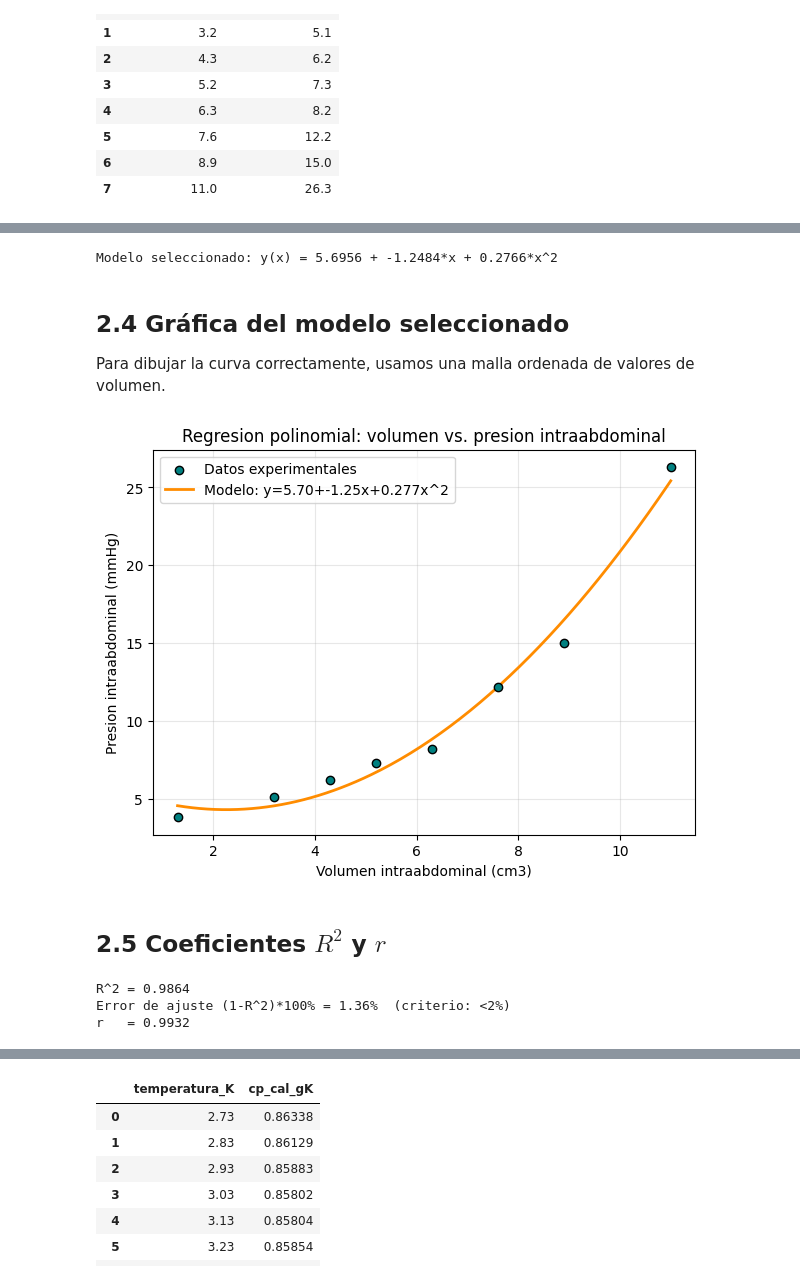
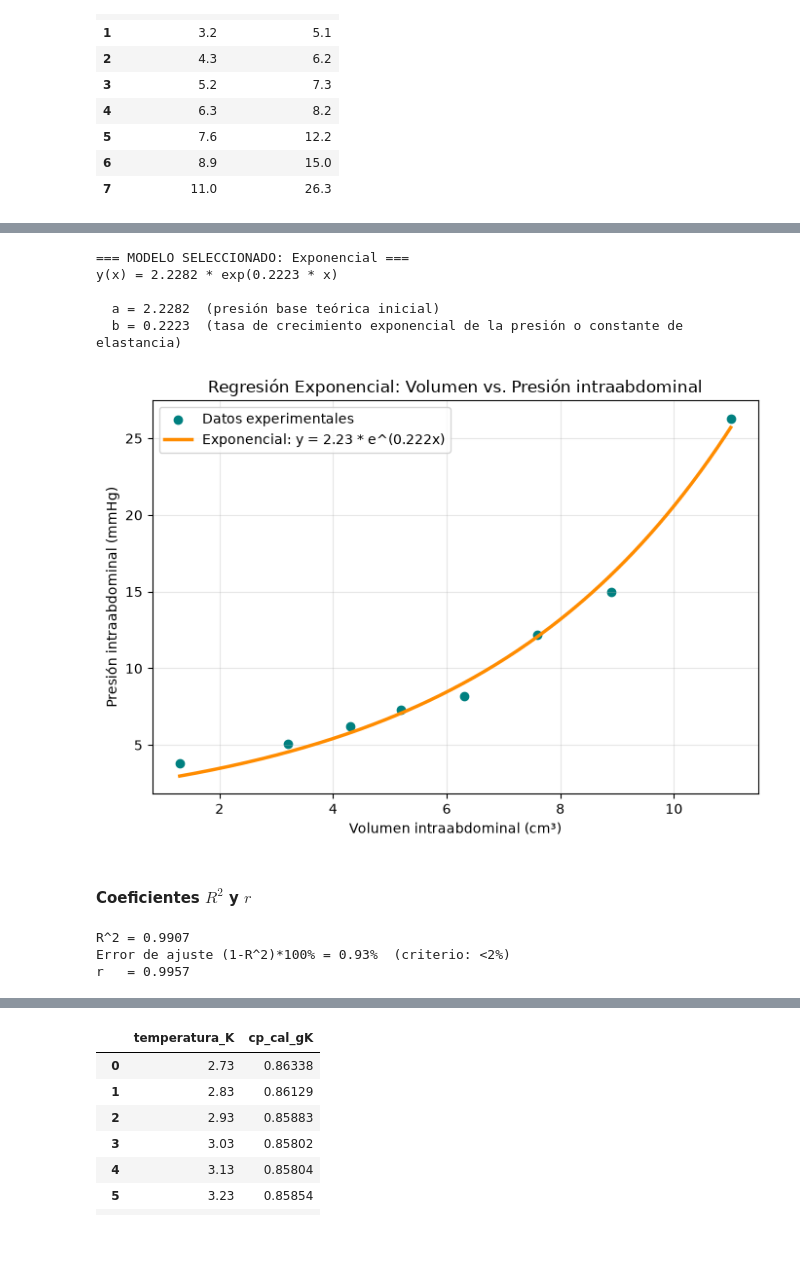
Before and after one commit to Mayday3003/Bioinformatics, a Jupyter notebook: practica/Practica_1_ModelacionDatos.ipynb, the cells around one changed output, grey strips where cells are left out. Drawn from its saved outputs; the diff is of its cells as text; code cells hidden in the pictures; blank space fills up the shorter version.

```diff
--- a/practica/Practica_1_ModelacionDatos.ipynb
+++ b/practica/Practica_1_ModelacionDatos.ipynb
@@ -44,7 +11,6 @@ from scipy.optimize import curve_fit
 # Forma general para las gráficas
 plt.rcParams["figure.figsize"] = (7, 5)
 plt.rcParams["axes.grid"] = True
-plt.rcParams["grid.alpha"] = 0.3
 # %%
 def calcular_r2_r(y_real, y_pred):
     r2 = r2_score(y_real, y_pred)
@@ -319,44 +315,46 @@ $$\hat{y}(x)=\beta_0+\beta_1x+\beta_2x^2$$
 # %%
-beta0_presion = modelo_polinomial_presion_g2.intercept_
-beta1_presion, beta2_presion = modelo_polinomial_presion_g2.coef_[1], modelo_polinomial_presion_g2.coef_[2]
-# coef_[0] corresponde al termino de x^0 generado por PolynomialFeatures (siempre 1), se ignora
+a_presion, b_presion = parametros_exp_presion
 
-print(f"Modelo seleccionado: y(x) = {beta0_presion:.4f} + {beta1_presion:.4f}*x + {beta2_presion:.4f}*x^2")
+print("=== MODELO SELECCIONADO: Exponencial ===")
+print(f"y(x) = {a_presion:.4f} * exp({b_presion:.4f} * x)")
+print()
+print(f"  a = {a_presion:.4f}  (presión base teórica inicial)")
+print(f"  b = {b_presion:.4f}  (tasa de crecimiento exponencial de la presión o constante de elastancia)")
 # %% [output]
-Modelo seleccionado: y(x) = 5.6956 + -1.2484*x + 0.2766*x^2
+=== MODELO SELECCIONADO: Exponencial ===
+y(x) = 2.2282 * exp(0.2223 * x)
+
+  a = 2.2282  (presión base teórica inicial)
+  b = 0.2223  (tasa de crecimiento exponencial de la presión o constante de elastancia)
-# %% [markdown]
-## 2.4 Gráfica del modelo seleccionado
-
-Para dibujar la curva correctamente, usamos una malla ordenada de valores de volumen.
 # %%
 orden_volumen = np.argsort(volumen_intraabdominal)
 volumen_ordenado = volumen_intraabdominal[orden_volumen]
 
-volumen_curva = np.linspace(volumen_intraabdominal.min(), volumen_intraabdominal.max(), 200).reshape(-1, 1)
-volumen_curva_polinomico = transformador_polinomial_presion_g2.transform(volumen_curva)
-presion_curva_modelo = modelo_polinomial_presion_g2.predict(volumen_curva_polinomico)
+volumen_curva = np.linspace(volumen_intraabdominal.min(), volumen_intraabdominal.max(), 200)
+presion_curva_modelo = modelo_exponencial_presion(volumen_curva, a_presion, b_presion)
 
 fig, ax = plt.subplots()
-ax.scatter(volumen_intraabdominal, presion_intraabdominal, color="teal", edgecolor="black", zorder=3, label="Datos experimentales")
-ax.plot(volumen_curva, presion_curva_modelo, color="darkorange", linewidth=2,
-        label=f"Modelo: y={beta0_presion:.2f}+{beta1_presion:.2f}x+{beta2_presion:.3f}x^2")
-ax.set_xlabel("Volumen intraabdominal (cm3)")
-ax.set_ylabel("Presion intraabdominal (mmHg)")
-ax.set_title("Regresion polinomial: volumen vs. presion intraabdominal")
+ax.scatter(volumen_intraabdominal, presion_intraabdominal, color="teal",label="Datos experimentales")
+ax.plot(volumen_curva, presion_curva_modelo, color="darkorange", linewidth=2.5,
+        label=f"Exponencial: y = {a_presion:.2f} * e^({b_presion:.3f}x)")
+ax.set_xlabel("Volumen intraabdominal (cm³)")
+ax.set_ylabel("Presión intraabdominal (mmHg)")
+ax.set_title("Regresión Exponencial: Volumen vs. Presión intraabdominal")
 ax.legend()
+plt.tight_layout()
 plt.show()
 # %% [output]
-[figure, old version]
+[figure, new version]
 # %% [markdown]
-## 2.5 Coeficientes $R^2$ y $r$
+#### Coeficientes $R^2$ y $r$
 # %%
-r2_presion, r_presion = calcular_r2_r(presion_intraabdominal, presion_predicha_polinomial_g2)
+r2_presion, r_presion = calcular_r2_r(presion_intraabdominal, presion_predicha_exponencial)
 error_ajuste_presion = 100 * (1 - r2_presion)
 
 print(f"R^2 = {r2_presion:.4f}")
 print(f"Error de ajuste (1-R^2)*100% = {error_ajuste_presion:.2f}%  (criterio: <2%)")
 print(f"r   = {r_presion:.4f}")
 # %% [output]
-R^2 = 0.9864
-Error de ajuste (1-R^2)*100% = 1.36%  (criterio: <2%)
-r   = 0.9932
+R^2 = 0.9907
+Error de ajuste (1-R^2)*100% = 0.93%  (criterio: <2%)
+r   = 0.9957
```
Also changed, not shown: parts of 64 cells of this notebook.
